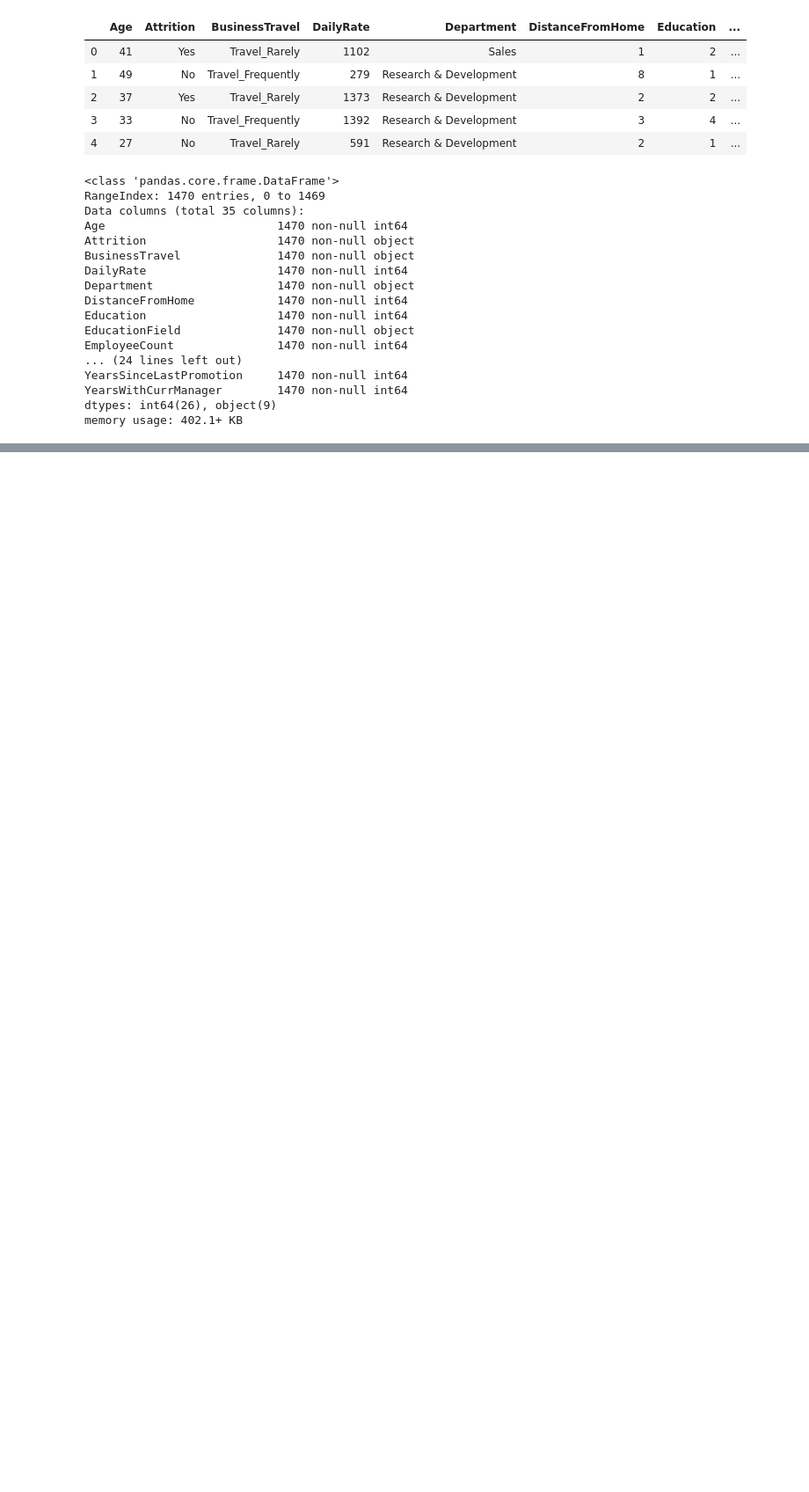
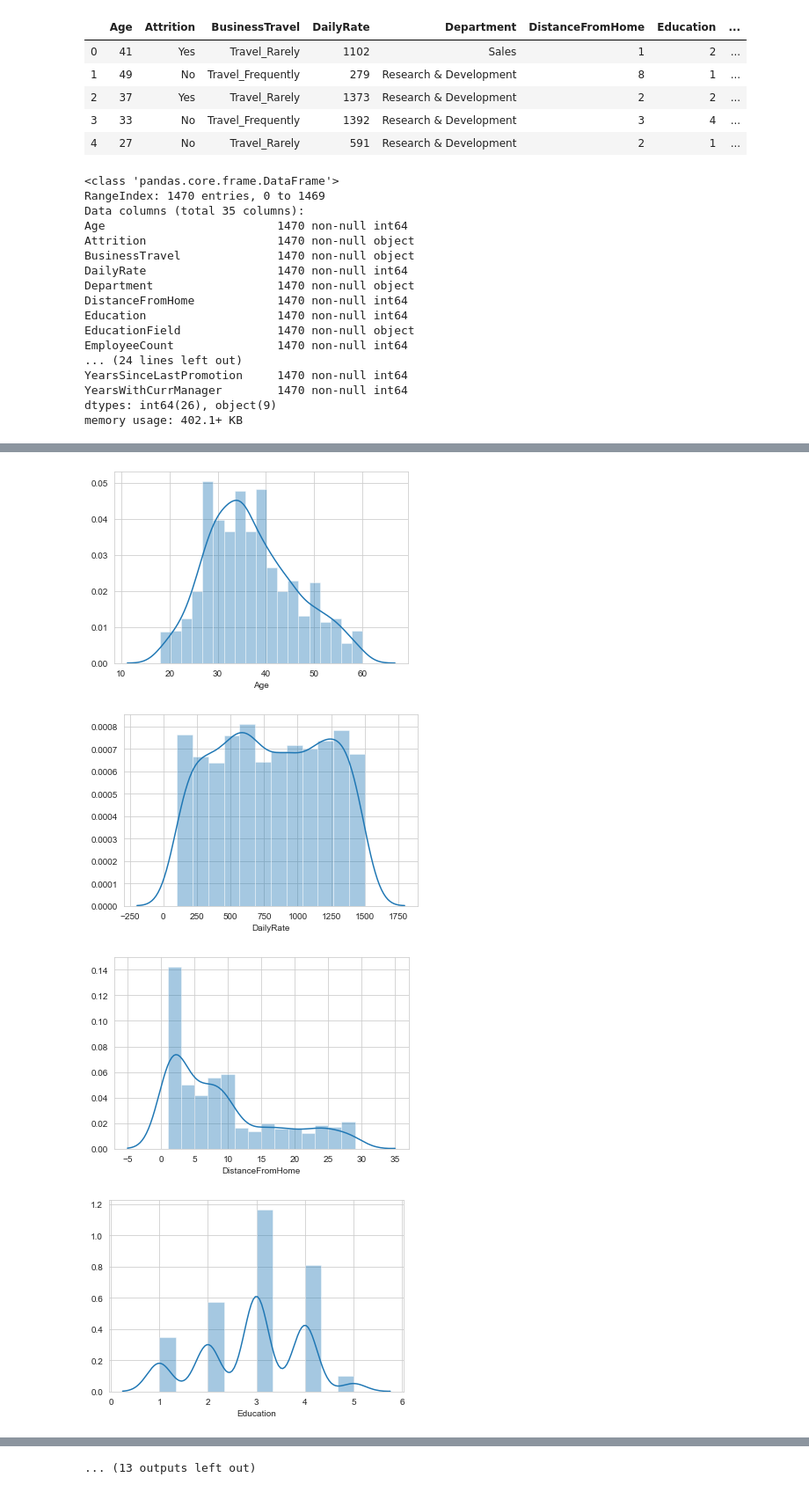
Before and after one commit to SivaLokam/supervisedlearning, a Jupyter notebook: Tutorials/Logistic Regression.ipynb, the cells around one changed output, grey strips where cells are left out. Shown at 88% size. Cells and saved outputs as stored; diff of their text form; code cells hidden in the pictures; blank space fills up the shorter version.

```diff
--- a/Tutorials/Logistic Regression.ipynb
+++ b/Tutorials/Logistic Regression.ipynb
@@ -38,0 +84,4 @@ memory usage: 402.1+ KB
+# %%
+num_cols = list(df.select_dtypes(exclude='O').columns)
+num_cols.remove('EmployeeCount')
+num_cols
@@ -38,0 +108,9 @@ memory usage: 402.1+ KB
+# %%
+for col in num_cols:
+    sns.distplot(df[col])
+    plt.show()
+# %% [output]
+[figure, added]
+[figure, added]
+[figure, added]
+[figure, added]
@@ -38,0 +125 @@ memory usage: 402.1+ KB
+... (13 outputs left out)
```
Also changed, not shown: parts of 26 cells of this notebook, 5 other files.
